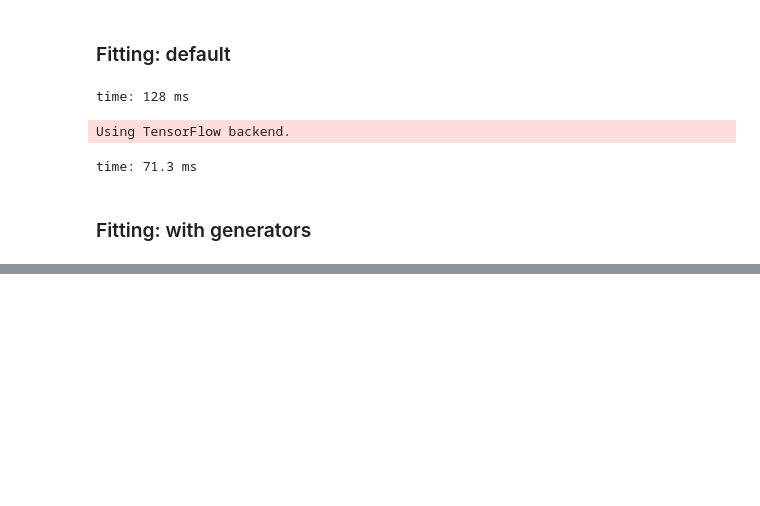
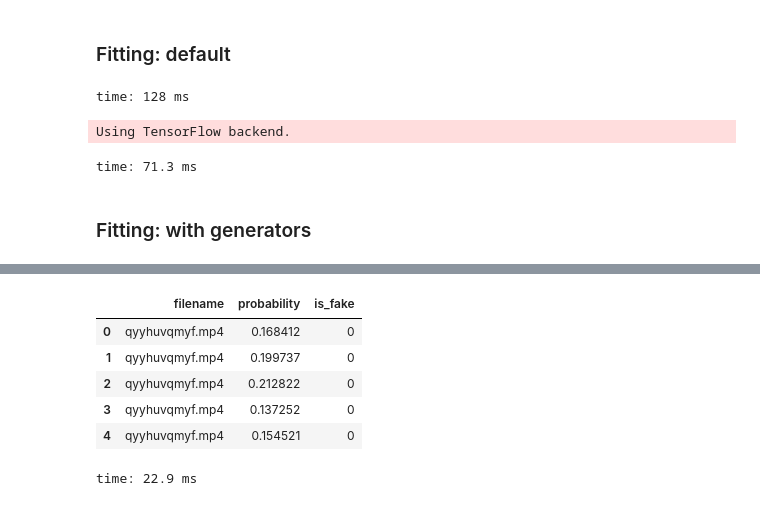
Before and after one commit to alibakh62/DeepFake-Kaggle, a Jupyter notebook: notebook/colab/DeepFakeDetection_V1.ipynb, the cells around one changed output, grey strips where cells are left out. Drawn from its saved outputs; the diff is of its cells as text; code cells hidden in the pictures; blank space fills up the shorter version.

```diff
--- a/notebook/colab/DeepFakeDetection_V1.ipynb
+++ b/notebook/colab/DeepFakeDetection_V1.ipynb
@@ -467,0 +518,13 @@ plt.show()
+# %%
+# predicting for one frame
+images = glob(os.path.join(BASE_FOLDER, f"{TEST_FRAMES_FOLDER}/*.jpg"))
+
+for i in images:
+    img = image.load_img(i, target_size=(INPUT_SHAPE[0], INPUT_SHAPE[1], 3))
+    img = image.img_to_array(img)
+    img = img/255
+    break
+
+img_ = np.expand_dims(img, axis=0)
+print(f"Predicted Probability (fake=1): {model.predict_proba(img_)[0][0]}")
+print(f"Predicted Class: {model.predict_classes(img_)[0][0]}")
@@ -467,0 +573,12 @@ plt.show()
+# %%
+predictionsdf = pd.DataFrame(predictions)
+predictionsdf["probability"].astype('float')
+predictionsdf.head()
+# %% [output]
+|  | filename | probability | is_fake |
+| 0 | qyyhuvqmyf.mp4 | 0.168412 | 0 |
+| 1 | qyyhuvqmyf.mp4 | 0.199737 | 0 |
+| 2 | qyyhuvqmyf.mp4 | 0.212822 | 0 |
+| 3 | qyyhuvqmyf.mp4 | 0.137252 | 0 |
+| 4 | qyyhuvqmyf.mp4 | 0.154521 | 0 |
+time: 22.9 ms
```
Also changed, not shown: parts of 23 cells of this notebook.
